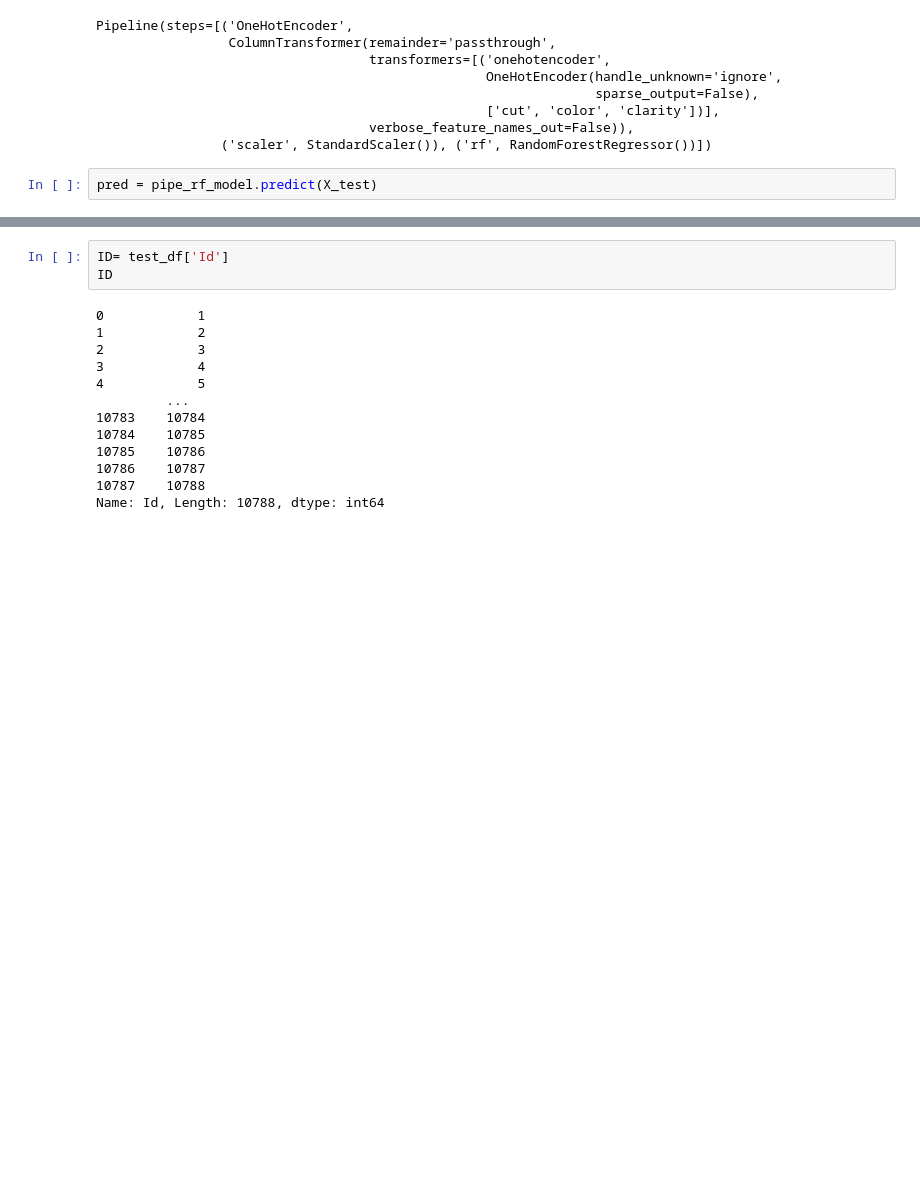
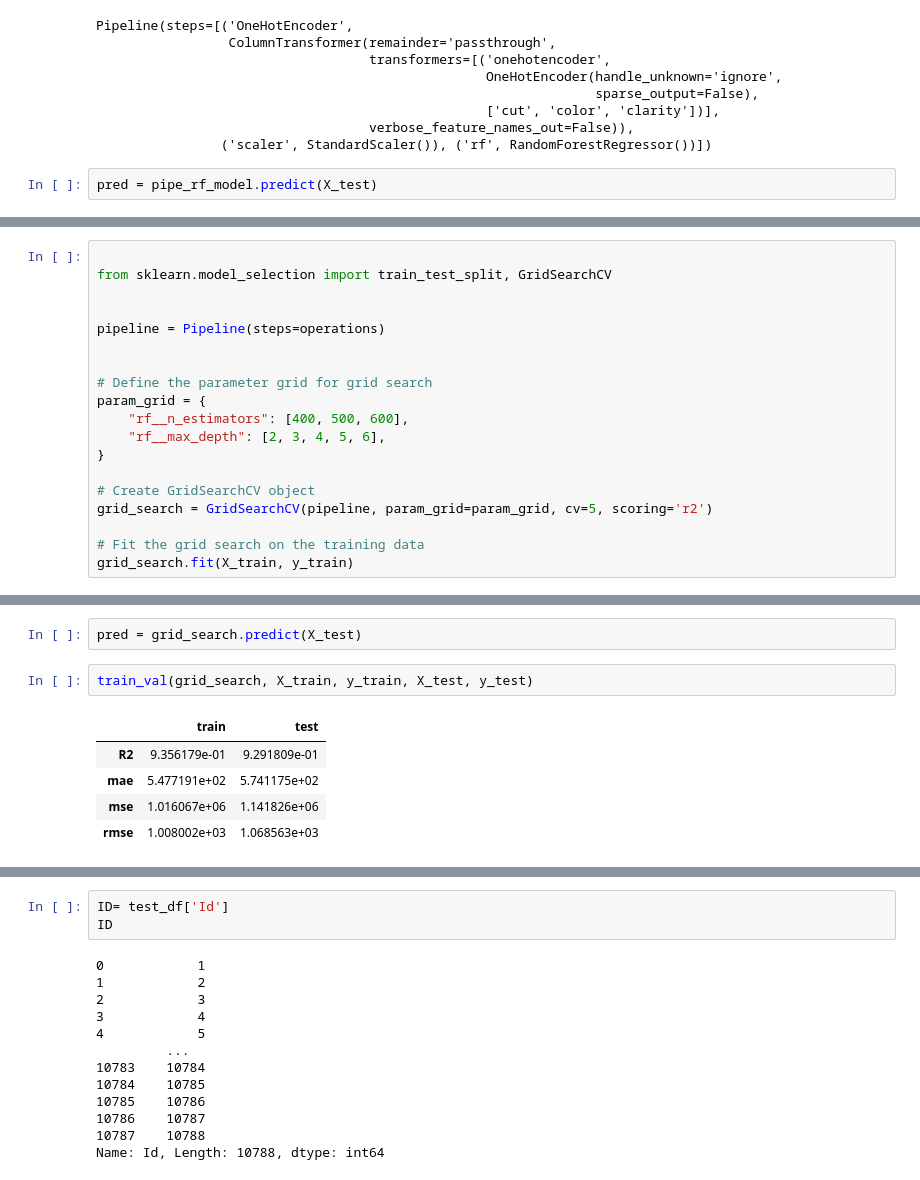
Before and after one commit to hibahdesu/Kaggle-Competitions, a Jupyter notebook: Diamond price prediciton 2024/Diamond price prediciton 2024.ipynb, the cells around one changed output, grey strips where cells are left out. Drawn from its saved outputs; the diff is of its cells as text; blank space fills up the shorter version.

```diff
--- a/Diamond price prediciton 2024/Diamond price prediciton 2024.ipynb
+++ b/Diamond price prediciton 2024/Diamond price prediciton 2024.ipynb
@@ -861,0 +885,19 @@ train_val(pipe_rf_model, X_train, y_train, X_test, y_test)
+# %%
+
+from sklearn.model_selection import train_test_split, GridSearchCV
+
+
+pipeline = Pipeline(steps=operations)
+
+
+# Define the parameter grid for grid search
+param_grid = {
+    "rf__n_estimators": [400, 500, 600],
+    "rf__max_depth": [2, 3, 4, 5, 6],
+}
+
+# Create GridSearchCV object
+grid_search = GridSearchCV(pipeline, param_grid=param_grid, cv=5, scoring='r2')
+
+# Fit the grid search on the training data
+grid_search.fit(X_train, y_train)
@@ -861,0 +920,10 @@ train_val(pipe_rf_model, X_train, y_train, X_test, y_test)
+# %%
+pred = grid_search.predict(X_test)
+# %%
+train_val(grid_search, X_train, y_train, X_test, y_test)
+# %% [output]
+|  | train | test |
+| R2 | 9.356179e-01 | 9.291809e-01 |
+| mae | 5.477191e+02 | 5.741175e+02 |
+| mse | 1.016067e+06 | 1.141826e+06 |
+| rmse | 1.008002e+03 | 1.068563e+03 |
```
Also changed, not shown: parts of 7 cells of this notebook.
